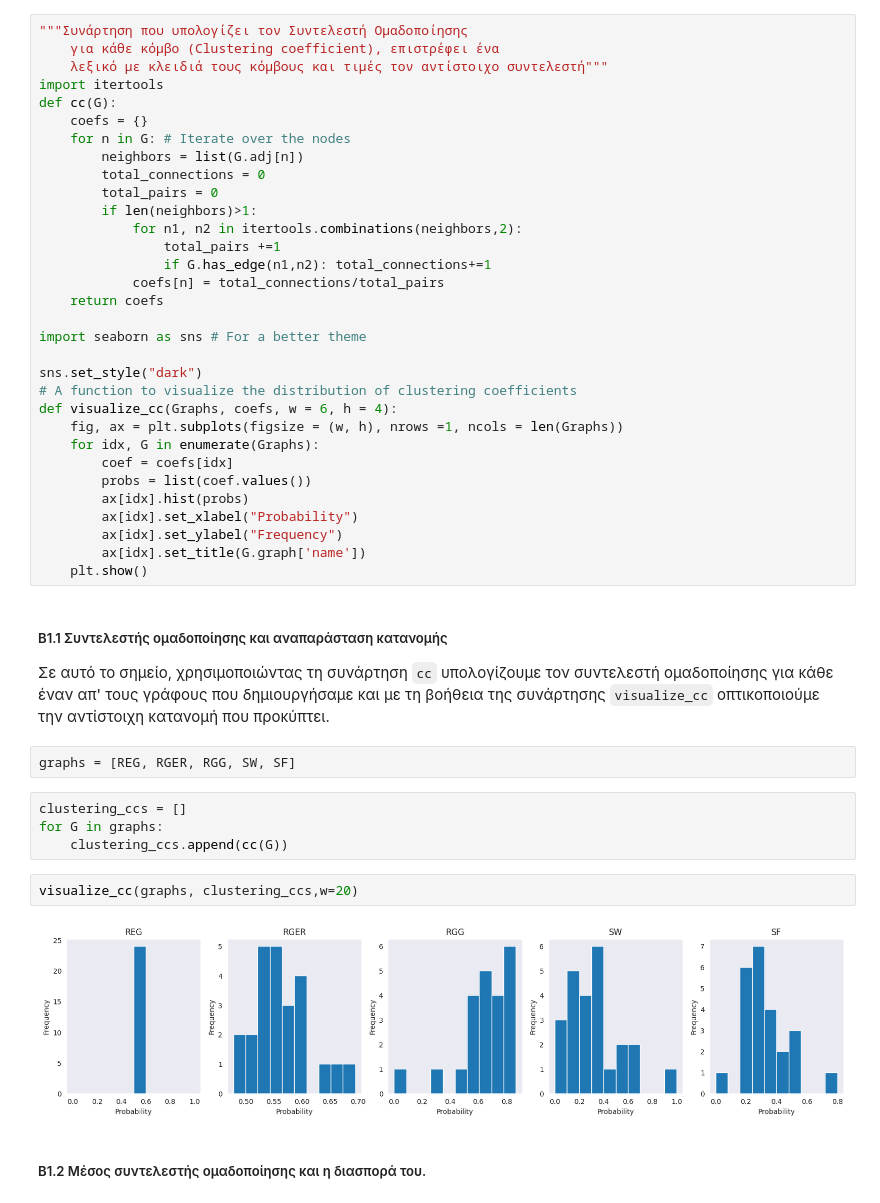
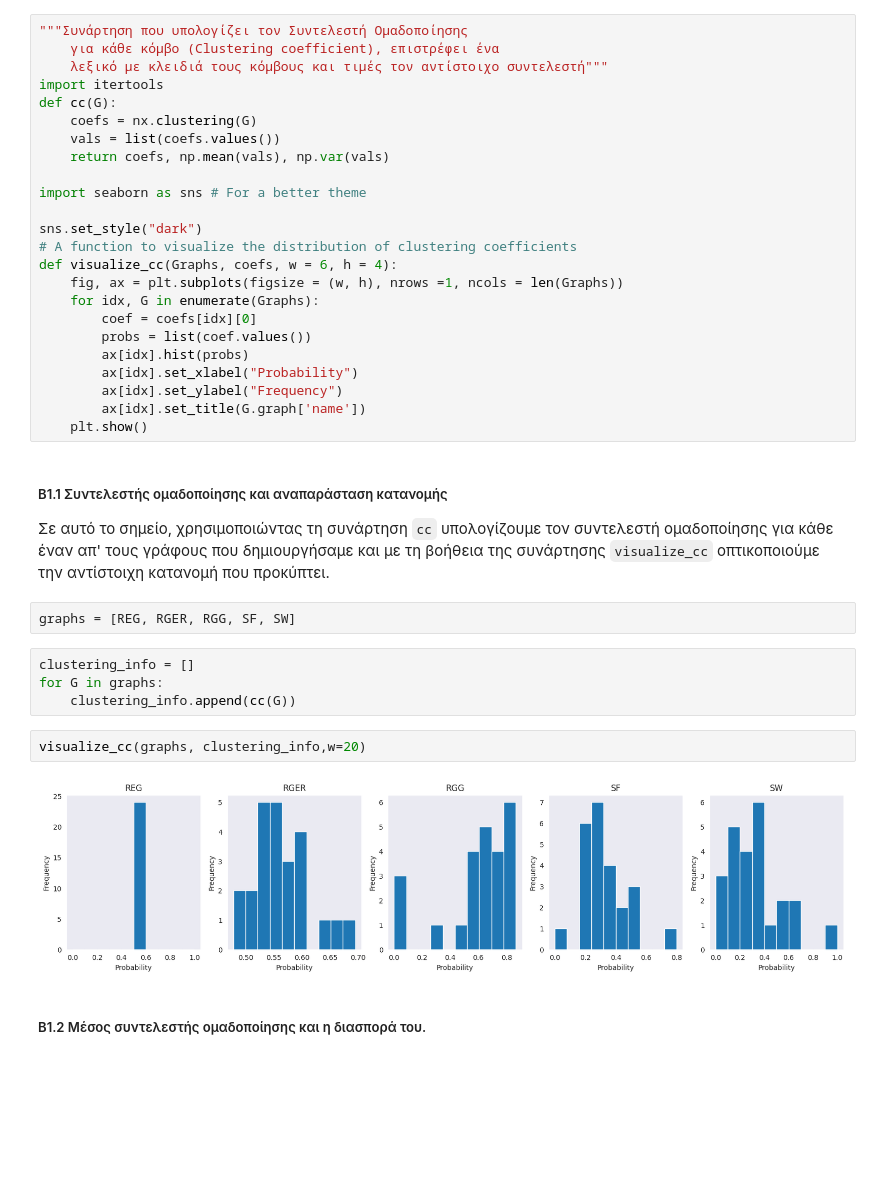
Before and after one commit to ChrisNick92/SocialNetworkAnalysis, a Jupyter notebook: project1/christosnikou_03400146.ipynb, the cells around one changed output. Cells and saved outputs as stored; diff of their text form; blank space fills up the shorter version.

Commit message:
Completing B.2.3 - Using networkx methods for calculating clustering coefficient

```diff
--- a/project1/christosnikou_03400146.ipynb
+++ b/project1/christosnikou_03400146.ipynb
@@ -242,17 +239,9 @@ plt.show()
     λεξικό με κλειδιά τους κόμβους και τιμές τον αντίστοιχο συντελεστή"""
 import itertools
 def cc(G):
-    coefs = {}
-    for n in G: # Iterate over the nodes
-        neighbors = list(G.adj[n])
-        total_connections = 0
-        total_pairs = 0
-        if len(neighbors)>1:
-            for n1, n2 in itertools.combinations(neighbors,2):
-                total_pairs +=1
-                if G.has_edge(n1,n2): total_connections+=1
-            coefs[n] = total_connections/total_pairs
-    return coefs
+    coefs = nx.clustering(G)
+    vals = list(coefs.values())
+    return coefs, np.mean(vals), np.var(vals)
 
 import seaborn as sns # For a better theme
 
@@ -261,7 +250,7 @@ sns.set_style("dark")
 def visualize_cc(Graphs, coefs, w = 6, h = 4):
     fig, ax = plt.subplots(figsize = (w, h), nrows =1, ncols = len(Graphs))
     for idx, G in enumerate(Graphs):
-        coef = coefs[idx]
+        coef = coefs[idx][0]
         probs = list(coef.values())
         ax[idx].hist(probs)
         ax[idx].set_xlabel("Probability")
@@ -274,14 +263,14 @@ def visualize_cc(Graphs, coefs, w = 6, h = 4):
 Σε αυτό το σημείο, χρησιμοποιώντας τη συνάρτηση `cc` υπολογίζουμε τον συντελεστή ομαδοποίησης για κάθε έναν απ' τους γράφους
 που δημιουργήσαμε και με τη βοήθεια της συνάρτησης `visualize_cc` οπτικοποιούμε την αντίστοιχη κατανομή που προκύπτει.
 # %%
-graphs = [REG, RGER, RGG, SW, SF]
+graphs = [REG, RGER, RGG, SF, SW]
 # %%
-clustering_ccs = []
+clustering_info = []
 for G in graphs:
-    clustering_ccs.append(cc(G))
+    clustering_info.append(cc(G))
 # %%
-visualize_cc(graphs, clustering_ccs,w=20)
+visualize_cc(graphs, clustering_info,w=20)
 # %% [output]
-[figure, old version]
+[figure, new version]
 # %% [markdown]
 ##### Β1.2 Μέσος συντελεστής ομαδοποίησης και η διασπορά του.
```
Also changed, not shown: parts of 11 cells of this notebook.
